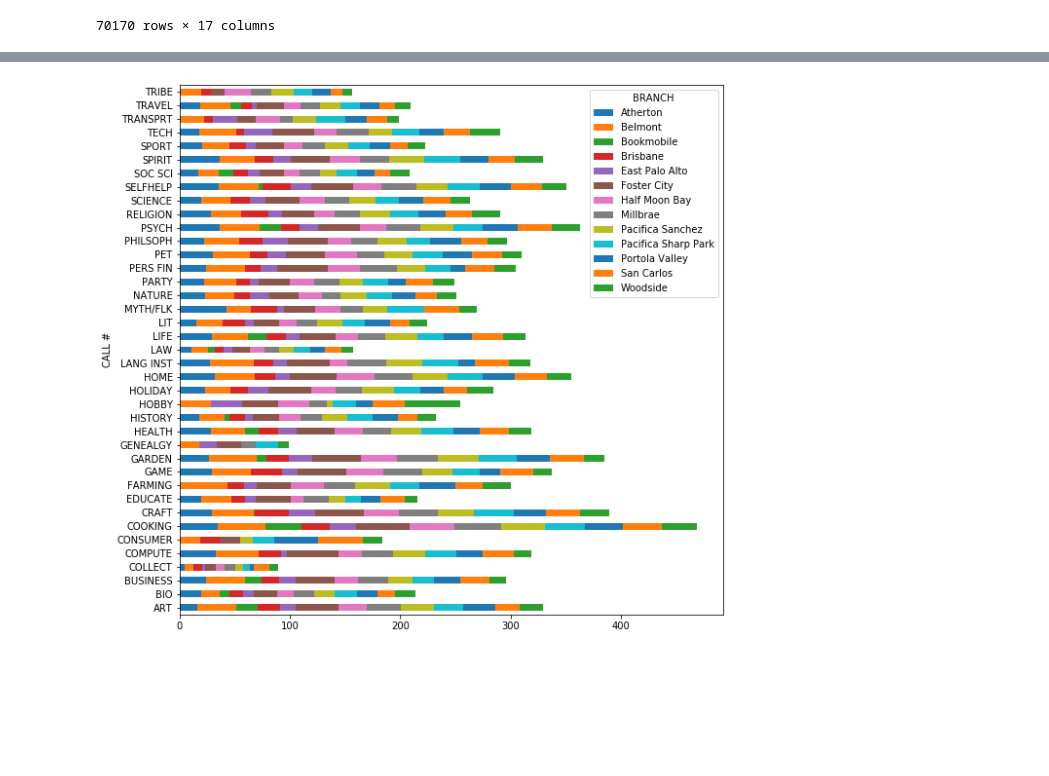
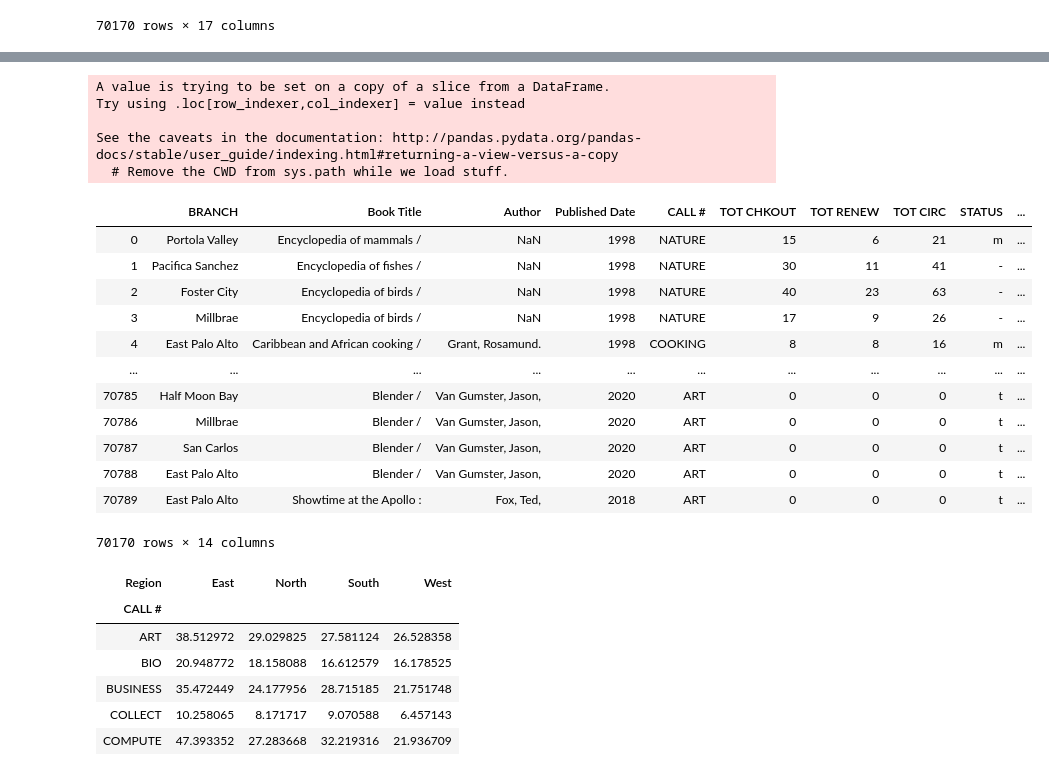
Before and after one commit to Duong-Luu/Library-Circulation-Data-Project, a Jupyter notebook: Hugo_Code_Update.ipynb, the cells around one changed output, grey strips where cells are left out. Cells and saved outputs as stored; diff of their text form; code cells hidden in the pictures; blank space fills up the shorter version.

```diff
--- a/Hugo_Code_Update.ipynb
+++ b/Hugo_Code_Update.ipynb
@@ -178,5 +118,57 @@ smcl_crosstable.round(2)
-# %%
-#horizontal_bar_plot = smcl_crosstable.plot.barh()
-horizontal_bar_plot = smcl_crosstable.T.plot(kind='barh', stacked=True, figsize=[10,10])
-# %% [output]
-[figure, removed]
+# %%
+#Combined two colums: "TOT CHKOUT" + "TOT RENEW" and created a new total column "TOT CIRC"
+
+TOT_CIRC = smcl_data_removed_final["TOT CHKOUT"] + smcl_data_removed_final["TOT RENEW"]
+smcl_data_removed_final["TOT CIRC"] =  TOT_CIRC
+
+#New column "TOT CIRC" was added in the end of the dataset, so we inserted next to the "TOT RENEW" column
+smcl_data_df = smcl_data_removed_final[["BRANCH", "Book Title", "Author", "Published Date", "CALL #", "TOT CHKOUT", "TOT RENEW", "TOT CIRC", "STATUS", "DUE DATE", "LOUTDATE", "LCHKIN", "CREATED(ITEM)"]]
+
+#Created a new column "Region"
+smcl_data_df["Region"] = ""
+
+#Listed the city names into regions
+north = ["Brisbane", "Millbrae", "Pacifica Sanchez", "Pacifica Sharp Park"]
+south = ["Atherton", "Belmont", "East Palo Alto", "San Carlos", "Woodside"]
+east = ["Bookmobile", "Foster City"]
+west = ["Half Moon Bay", "Portola Valley"]
+
+#checks column "Branch" and if value matches list name, then it will assign new text into "Region" column
+north_df = smcl_data_df.loc[np.isin(smcl_data_df["BRANCH"], north), "Region"] = "North"
+south_df = smcl_data_df.loc[np.isin(smcl_data_df["BRANCH"], south), "Region"] = "South"
+east_df = smcl_data_df.loc[np.isin(smcl_data_df["BRANCH"], east), "Region"] = "East"
+west_df = smcl_data_df.loc[np.isin(smcl_data_df["BRANCH"], west), "Region"] = "West"
+
+smcl_data_df.round(2)
+# %% [output]
+A value is trying to be set on a copy of a slice from a DataFrame.
+Try using .loc[row_indexer,col_indexer] = value instead
+
+See the caveats in the documentation: http://pandas.pydata.org/pandas-docs/stable/user_guide/indexing.html#returning-a-view-versus-a-copy
+  # Remove the CWD from sys.path while we load stuff.
+|  | BRANCH | Book Title | Author | Published Date | CALL # | TOT CHKOUT | TOT RENEW | TOT CIRC | STATUS | ... |
+| 0 | Portola Valley | Encyclopedia of mammals / | NaN | 1998 | NATURE | 15 | 6 | 21 | m | ... |
+| 1 | Pacifica Sanchez | Encyclopedia of fishes / | NaN | 1998 | NATURE | 30 | 11 | 41 | - | ... |
+| 2 | Foster City | Encyclopedia of birds / | NaN | 1998 | NATURE | 40 | 23 | 63 | - | ... |
+| 3 | Millbrae | Encyclopedia of birds / | NaN | 1998 | NATURE | 17 | 9 | 26 | - | ... |
+| 4 | East Palo Alto | Caribbean and African cooking / | Grant, Rosamund. | 1998 | COOKING | 8 | 8 | 16 | m | ... |
+| ... | ... | ... | ... | ... | ... | ... | ... | ... | ... | ... |
+| 70785 | Half Moon Bay | Blender / | Van Gumster, Jason, | 2020 | ART | 0 | 0 | 0 | t | ... |
+| 70786 | Millbrae | Blender / | Van Gumster, Jason, | 2020 | ART | 0 | 0 | 0 | t | ... |
+| 70787 | San Carlos | Blender / | Van Gumster, Jason, | 2020 | ART | 0 | 0 | 0 | t | ... |
+| 70788 | East Palo Alto | Blender / | Van Gumster, Jason, | 2020 | ART | 0 | 0 | 0 | t | ... |
+| 70789 | East Palo Alto | Showtime at the Apollo : | Fox, Ted, | 2018 | ART | 0 | 0 | 0 | t | ... |
+70170 rows × 14 columns
+# %%
+#created a pivot table of the dataset
+smcl_crosstable = smcl_data_df.pivot_table(values="TOT CIRC", index=["CALL #"], columns= "Region", aggfunc='mean')
+
+smcl_crosstable.head()
+# %% [output]
+| Region | East | North | South | West |
+| CALL # |  |  |  |  |
+| ART | 38.512972 | 29.029825 | 27.581124 | 26.528358 |
+| BIO | 20.948772 | 18.158088 | 16.612579 | 16.178525 |
+| BUSINESS | 35.472449 | 24.177956 | 28.715185 | 21.751748 |
+| COLLECT | 10.258065 | 8.171717 | 9.070588 | 6.457143 |
+| COMPUTE | 47.393352 | 27.283668 | 32.219316 | 21.936709 |
```
Also changed, not shown: parts of 5 cells of this notebook.
